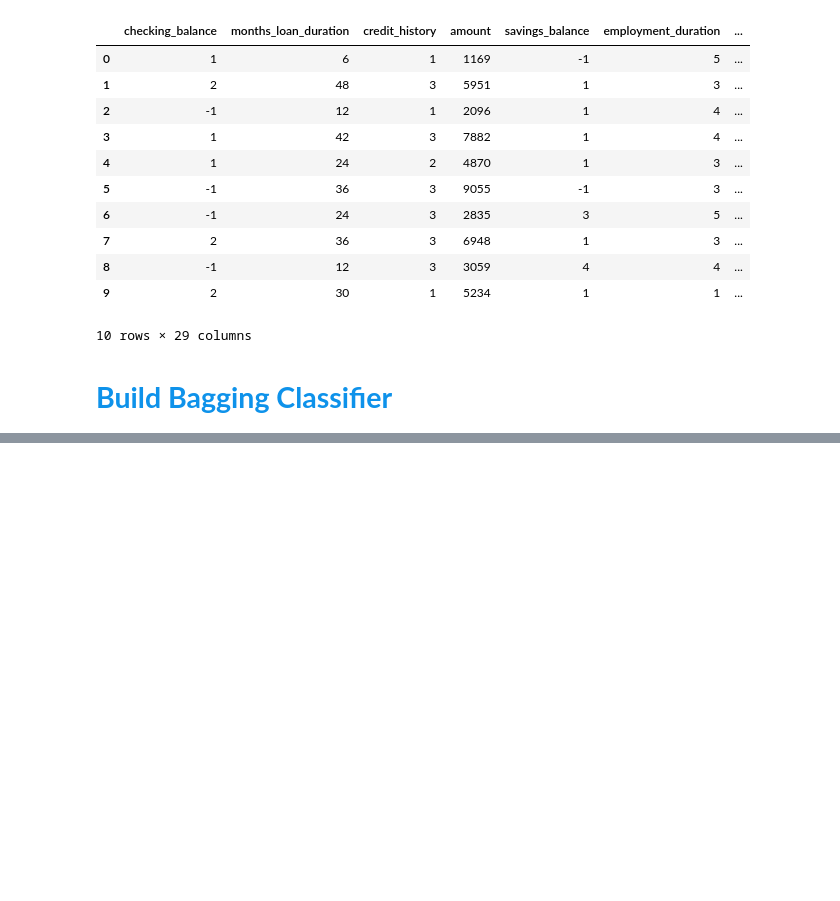
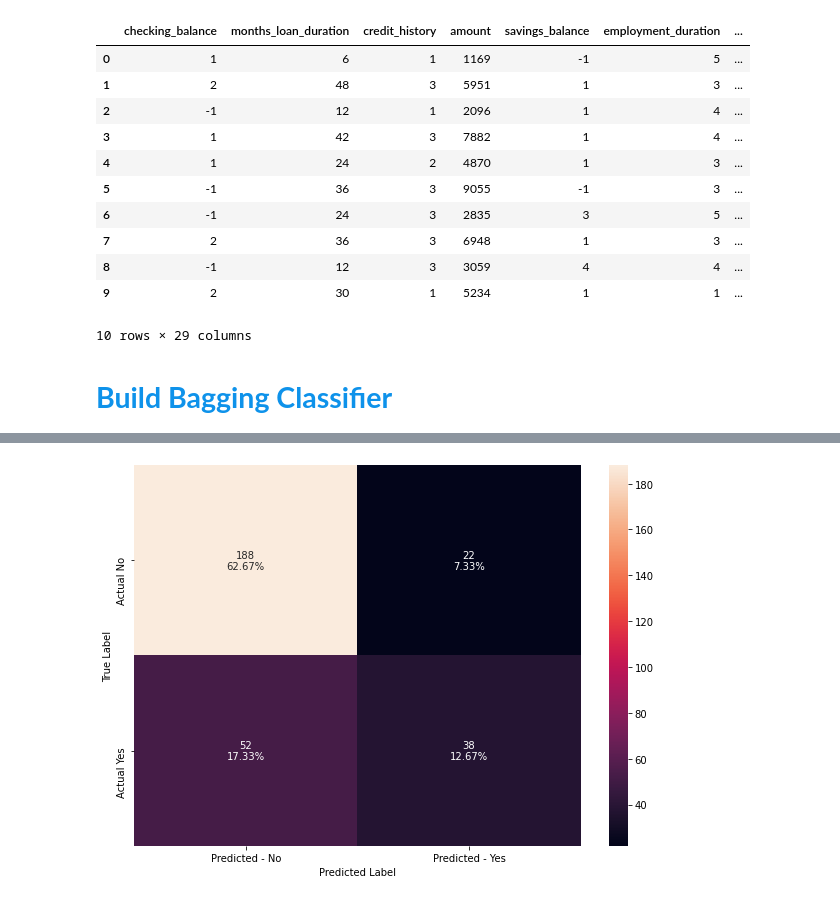
Before and after one commit to lavmot-ms/PG-AIML, a Jupyter notebook: prework/Ensemble Techniques.ipynb, the cells around one changed output, grey strips where cells are left out. Saved outputs shown, nothing was run; the diff lists cells and outputs as text; code cells hidden in the pictures; blank space fills up the shorter version.

```diff
--- a/prework/Ensemble Techniques.ipynb
+++ b/prework/Ensemble Techniques.ipynb
@@ -202,0 +232,4 @@ ValueError: Found input variables with inconsistent numbers of samples: [300, 70
+# %%
+DisplayConfusionMatrix(randomForest_model, y_test)
+# %% [output]
+[figure, added]
```
Also changed, not shown: parts of 9 cells of this notebook.
